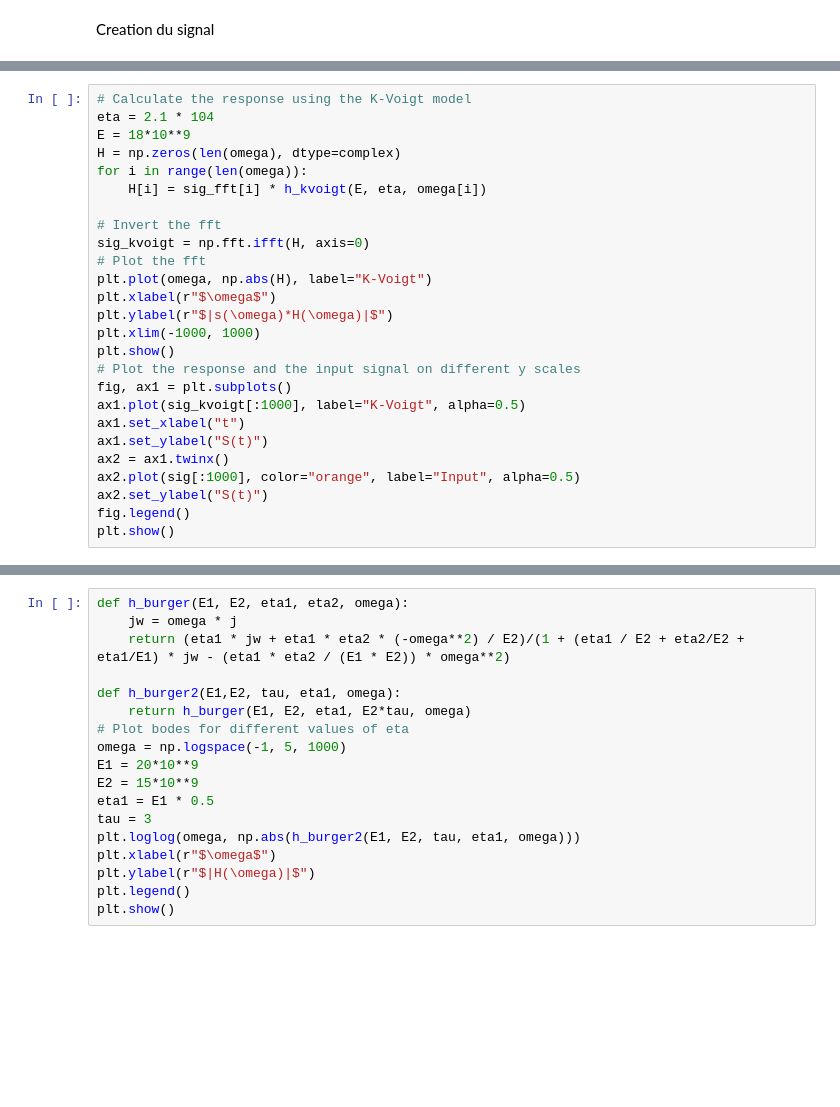
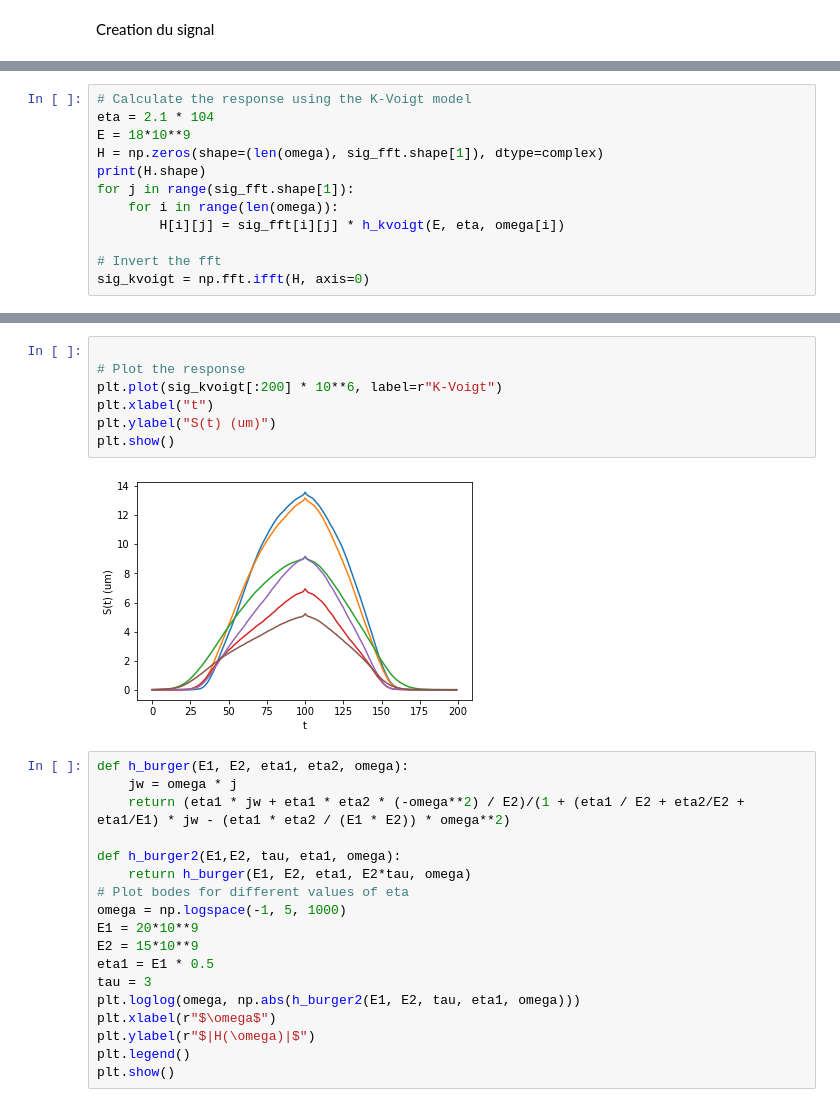
Before and after one commit to MalauD/TIPE2022, a Jupyter notebook: Code/Notebooks/rheologie.ipynb, the cells around one changed output, grey strips where cells are left out. Saved outputs shown, nothing was run; the diff lists cells and outputs as text; blank space fills up the shorter version.

```diff
--- a/Code/Notebooks/rheologie.ipynb
+++ b/Code/Notebooks/rheologie.ipynb
@@ -55,26 +58,12 @@ plt.show()
 # Calculate the response using the K-Voigt model
 eta = 2.1 * 104
 E = 18*10**9
-H = np.zeros(len(omega), dtype=complex)
-for i in range(len(omega)):
-    H[i] = sig_fft[i] * h_kvoigt(E, eta, omega[i])
+H = np.zeros(shape=(len(omega), sig_fft.shape[1]), dtype=complex)
+print(H.shape)
+for j in range(sig_fft.shape[1]):
+    for i in range(len(omega)):
+        H[i][j] = sig_fft[i][j] * h_kvoigt(E, eta, omega[i])
 
 # Invert the fft
 sig_kvoigt = np.fft.ifft(H, axis=0)
-# Plot the fft
-plt.plot(omega, np.abs(H), label="K-Voigt")
-plt.xlabel(r"$\omega$")
-plt.ylabel(r"$|s(\omega)*H(\omega)|$")
-plt.xlim(-1000, 1000)
-plt.show()
-# Plot the response and the input signal on different y scales
-fig, ax1 = plt.subplots()
-ax1.plot(sig_kvoigt[:1000], label="K-Voigt", alpha=0.5)
-ax1.set_xlabel("t")
-ax1.set_ylabel("S(t)")
-ax2 = ax1.twinx()
-ax2.plot(sig[:1000], color="orange", label="Input", alpha=0.5)
-ax2.set_ylabel("S(t)")
-fig.legend()
-plt.show()
 # %% [output]
@@ -85,3 +80,12 @@ Model de maxwell weichert
+# %%
+
+# Plot the response
+plt.plot(sig_kvoigt[:200] * 10**6, label=r"K-Voigt")
+plt.xlabel("t")
+plt.ylabel("S(t) (um)")
+plt.show()
+# %% [output]
+[figure, added]
 # %%
 def h_burger(E1, E2, eta1, eta2, omega):
     jw = omega * j
```
Also changed, not shown: parts of 5 cells of this notebook, 2 other files.
